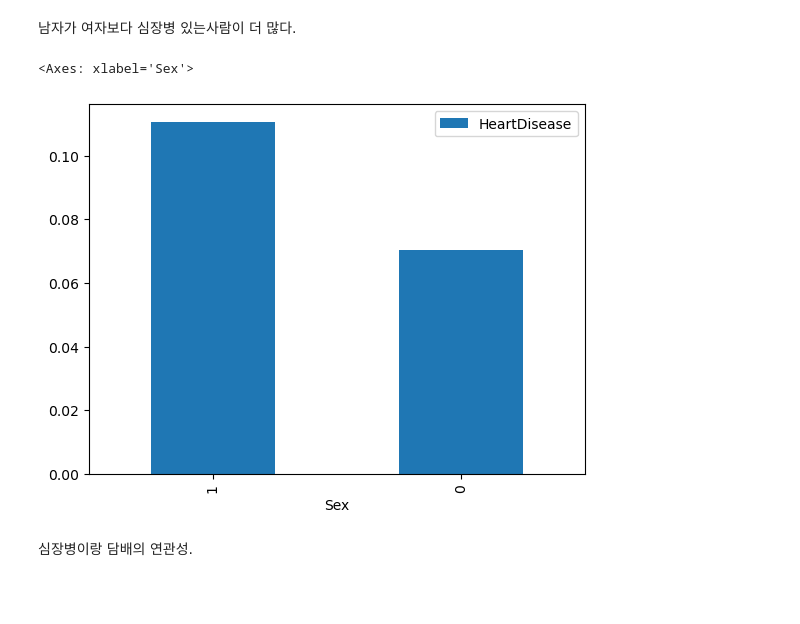
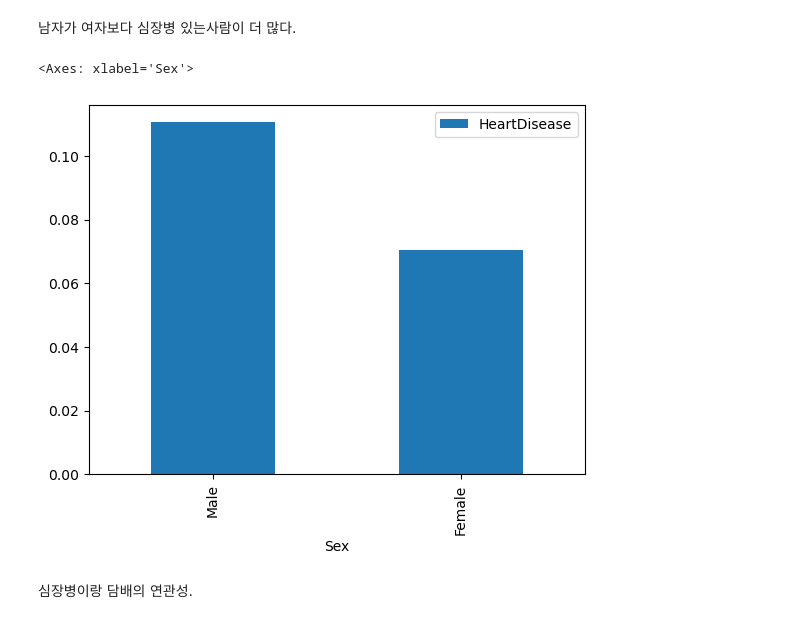
Before and after one commit to JaydenCJH/project_HD, a Jupyter notebook: ChoiJaeHyung.ipynb, the cells around one changed output. Drawn from its saved outputs; the diff is of its cells as text; code cells hidden in the pictures; blank space fills up the shorter version.

```diff
--- a/ChoiJaeHyung.ipynb
+++ b/ChoiJaeHyung.ipynb
@@ -241,11 +231,11 @@ plt.show()
 # %% [markdown]
 남자가 여자보다 심장병 있는사람이 더 많다.
 # %%
-temp_encoded[['Sex', 'HeartDisease']].groupby(['Sex']).mean().sort_values(by = 'HeartDisease', ascending = False).plot.bar()
+temp[['Sex', 'HeartDisease']].groupby(['Sex']).mean().sort_values(by = 'HeartDisease', ascending = False).plot.bar()
 #남자 1, 여자 0
 # %% [output]
 <Axes: xlabel='Sex'>
-[figure, old version]
+[figure, new version]
 # %% [markdown]
 심장병이랑 담배의 연관성.
 # %%
```
Also changed, not shown: parts of 1 cell of this notebook.
